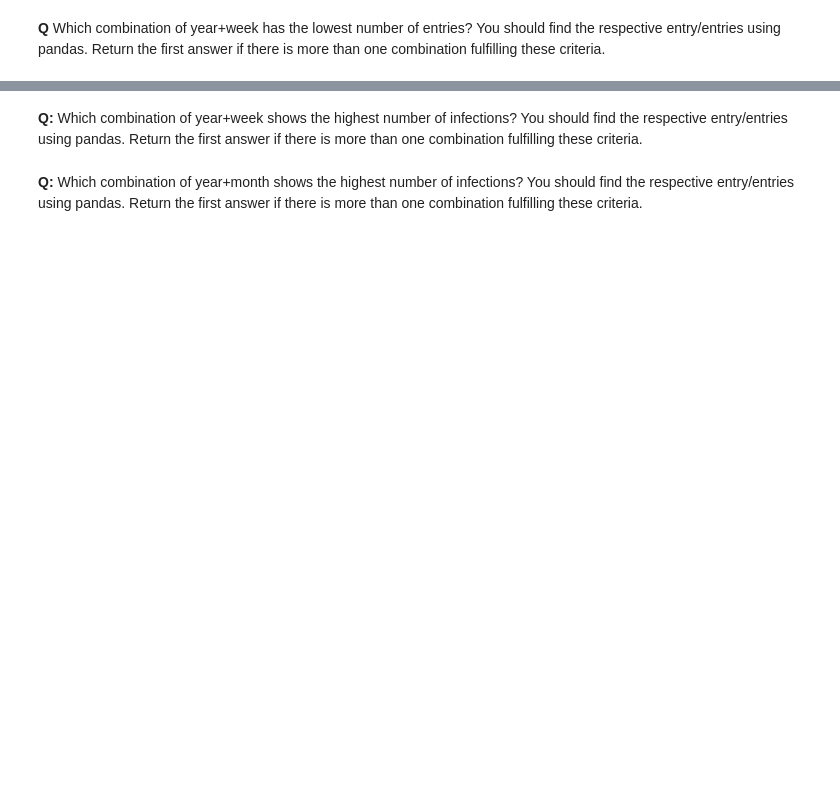
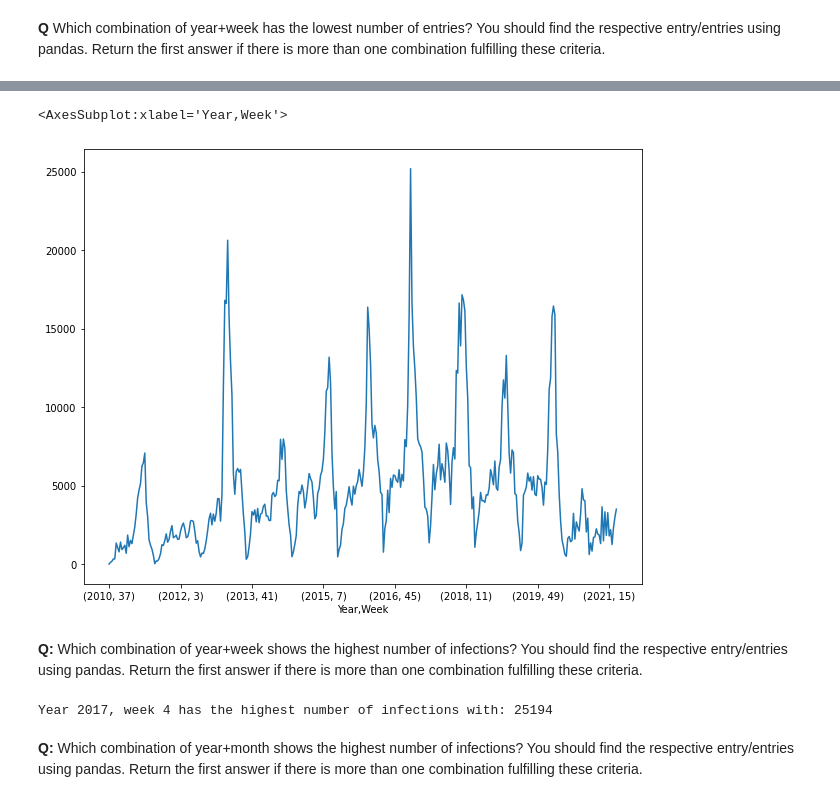
Before and after one commit to GenosW/DOPP, a Jupyter notebook: homework/ex2/exercise_2.ipynb, the cells around one changed output, grey strips where cells are left out. Cells and saved outputs as stored; diff of their text form; code cells hidden in the pictures; blank space fills up the shorter version.

Commit message:
ex2 loading data fin; wip missing data clean up

```diff
--- a/homework/ex2/exercise_2.ipynb
+++ b/homework/ex2/exercise_2.ipynb
@@ -78,0 +75,7 @@ Maximum number of *extra* points for this task: **5**
+# %%
+# YOUR CODE HERE
+
+
+with open("data/weather/names.txt", "r") as f:
+        header = f.read().splitlines()
+header
@@ -78,0 +100,5 @@ Maximum number of *extra* points for this task: **5**
+# %%
+
+data_glob = glob.glob("data/weather/*.csv")
+test_weather_file = data_glob[0]
+pd.read_csv(test_weather_file, names=header)
@@ -240,8 +301,8 @@ def load_influenza_data():
 
     def which_year(month:int):
         if month > 8:
-            return 1
-        return 0
+            return 0
+        return 1
 
     # Construct new dataframes
     df_list = []
@@ -250,7 +311,11 @@ def load_influenza_data():
         if len(years) != 2:
             print("error")
         df = influenza_data[["Week", "Month", season]]
-        df["Year"] = df["Month"].apply(lambda x: years[which_year(x)] )
+        # print(df)
+        # df.loc[:,"Year"]
+        df["Year"] = df.apply(lambda row: years[which_year(row.Month)], axis=1 )
+        # df.loc[:,"Year"] = df.apply(lambda row: print(row.Month), axis=1)
+        # # df["Year"].transform(lambda x: years[which_year(x)] )
         df = df.rename(columns={season: "Influenza_cases"})
         df = df.set_index(["Year", "Week"])
         df_list.append(df)
@@ -264,4 +329,5 @@ def load_influenza_data():
     return influenza_data
 
 data_influenza = load_influenza_data()
-data_influenza.head()
+# Describe is usefull for checking ranges and such of data.
+data_influenza.describe()
@@ -268,3 +362,12 @@ data_influenza.head()
+# %%
+# Visual check for any weird entries, i.e. way too large (>1e+6) or small (e.g. <0)
+# Lodz has a population of roughly 650, 000 people, so I would be suspicious if values in the 6 digit range show up here (i.e. 1/6 of the population would be infected with influenza at once).
+# The peaks with >25,000 cases are already quite high but seem reasonable.
+plt.figure(figsize=(10,8))
+data_influenza["Influenza_cases"].plot()
+# %% [output]
+<AxesSubplot:xlabel='Year,Week'>
+[figure, added]
 # %%
 assert data_influenza.shape == (356, 2)
 # additional tests
@@ -282,6 +385,8 @@ week = 0
 year, week = data_influenza["Influenza_cases"].idxmax()
 max_cases = data_influenza["Influenza_cases"].max()
 print(f"Year {year}, week {week} has the highest number of infections with: {max_cases}")
+# %% [output]
+Year 2017, week 4 has the highest number of infections with: 25194
 # %%
 # hidden tests
 # %% [markdown]
```
Also changed, not shown: parts of 9 cells of this notebook.
